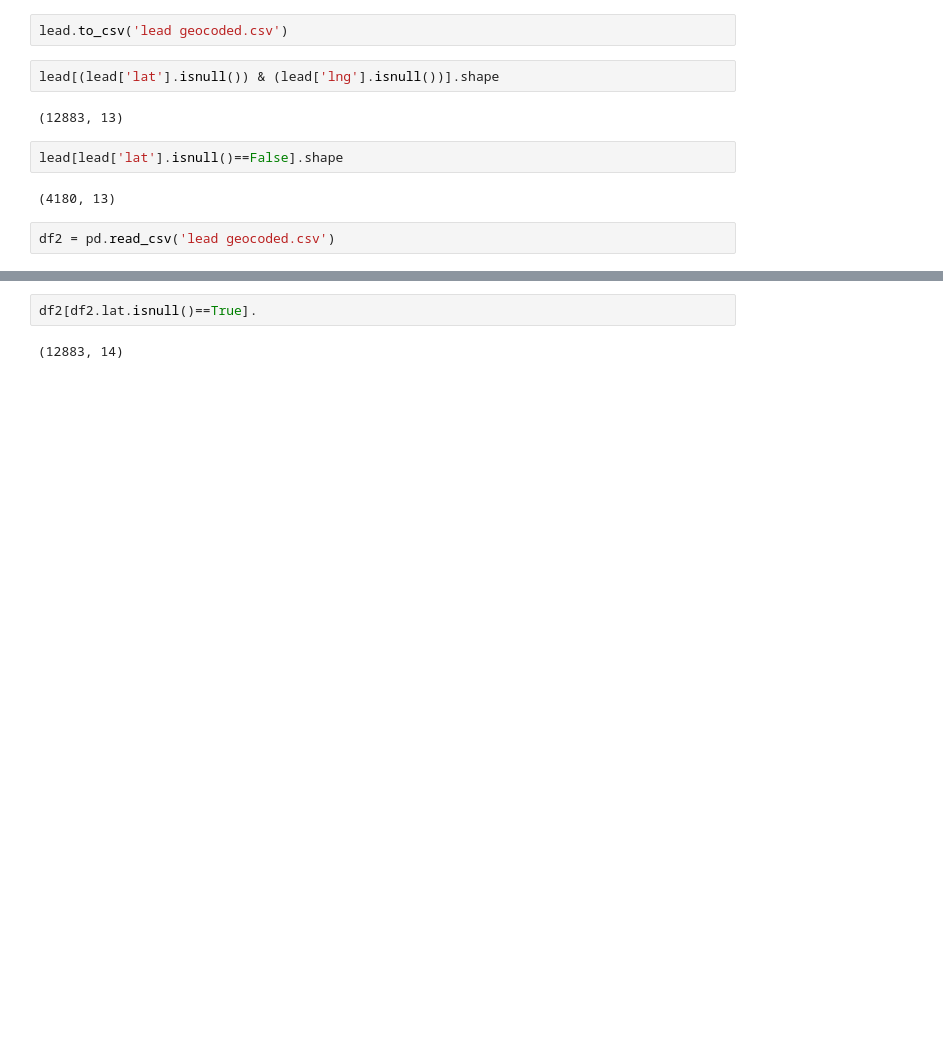
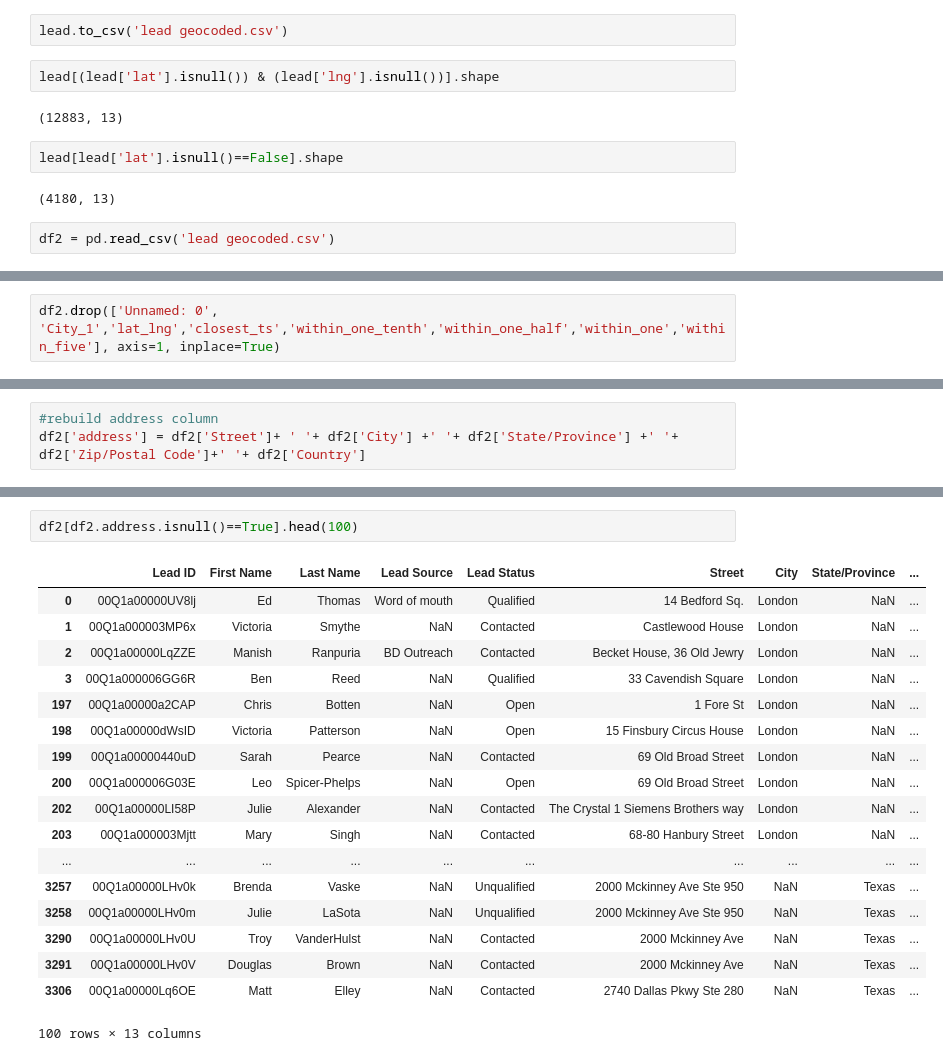
Before and after one commit to rajachak/DSI-Project5, a Jupyter notebook: 03 Get Leads Addresses.ipynb, the cells around one changed output, grey strips where cells are left out. Cells and saved outputs as stored; diff of their text form; blank space fills up the shorter version.

```diff
--- a/03 Get Leads Addresses.ipynb
+++ b/03 Get Leads Addresses.ipynb
@@ -191,0 +140,2 @@ df2.head()
+# %%
+df2.drop(['Unnamed: 0', 'City_1','lat_lng','closest_ts','within_one_tenth','within_one_half','within_one','within_five'], axis=1, inplace=True)
@@ -191,0 +154,3 @@ df2.head()
+# %%
+#rebuild address column
+df2['address'] = df2['Street']+ ' '+ df2['City'] +' '+ df2['State/Province'] +' '+ df2['Zip/Postal Code']+' '+ df2['Country']
@@ -192,4 +163,21 @@ df2.head()
 # %%
-df2[df2.lat.isnull()==True].
+df2[df2.address.isnull()==True].head(100)
 # %% [output]
+|  | Lead ID | First Name | Last Name | Lead Source | Lead Status | Street | City | State/Province | ... |
+| 0 | 00Q1a00000UV8lj | Ed | Thomas | Word of mouth | Qualified | 14 Bedford Sq. | London | NaN | ... |
+| 1 | 00Q1a000003MP6x | Victoria | Smythe | NaN | Contacted | Castlewood House | London | NaN | ... |
+| 2 | 00Q1a00000LqZZE | Manish | Ranpuria | BD Outreach | Contacted | Becket House, 36 Old Jewry | London | NaN | ... |
+| 3 | 00Q1a000006GG6R | Ben | Reed | NaN | Qualified | 33 Cavendish Square | London | NaN | ... |
+| 197 | 00Q1a00000a2CAP | Chris | Botten | NaN | Open | 1 Fore St | London | NaN | ... |
+| 198 | 00Q1a00000dWsID | Victoria | Patterson | NaN | Open | 15 Finsbury Circus House | London | NaN | ... |
+| 199 | 00Q1a00000440uD | Sarah | Pearce | NaN | Contacted | 69 Old Broad Street | London | NaN | ... |
+| 200 | 00Q1a000006G03E | Leo | Spicer-Phelps | NaN | Open | 69 Old Broad Street | London | NaN | ... |
+| 202 | 00Q1a00000LI58P | Julie | Alexander | NaN | Contacted | The Crystal 1 Siemens Brothers way | London | NaN | ... |
+| 203 | 00Q1a000003Mjtt | Mary | Singh | NaN | Contacted | 68-80 Hanbury Street | London | NaN | ... |
+| ... | ... | ... | ... | ... | ... | ... | ... | ... | ... |
+| 3257 | 00Q1a00000LHv0k | Brenda | Vaske | NaN | Unqualified | 2000 Mckinney Ave Ste 950 | NaN | Texas | ... |
+| 3258 | 00Q1a00000LHv0m | Julie | LaSota | NaN | Unqualified | 2000 Mckinney Ave Ste 950 | NaN | Texas | ... |
+| 3290 | 00Q1a00000LHv0U | Troy | VanderHulst | NaN | Contacted | 2000 Mckinney Ave | NaN | Texas | ... |
+| 3291 | 00Q1a00000LHv0V | Douglas | Brown | NaN | Contacted | 2000 Mckinney Ave | NaN | Texas | ... |
+| 3306 | 00Q1a00000Lq6OE | Matt | Elley | NaN | Contacted | 2740 Dallas Pkwy Ste 280 | NaN | Texas | ... |
-(12883, 14)
+100 rows × 13 columns
```
Also changed, not shown: parts of 21 cells of this notebook, 2 other files.
